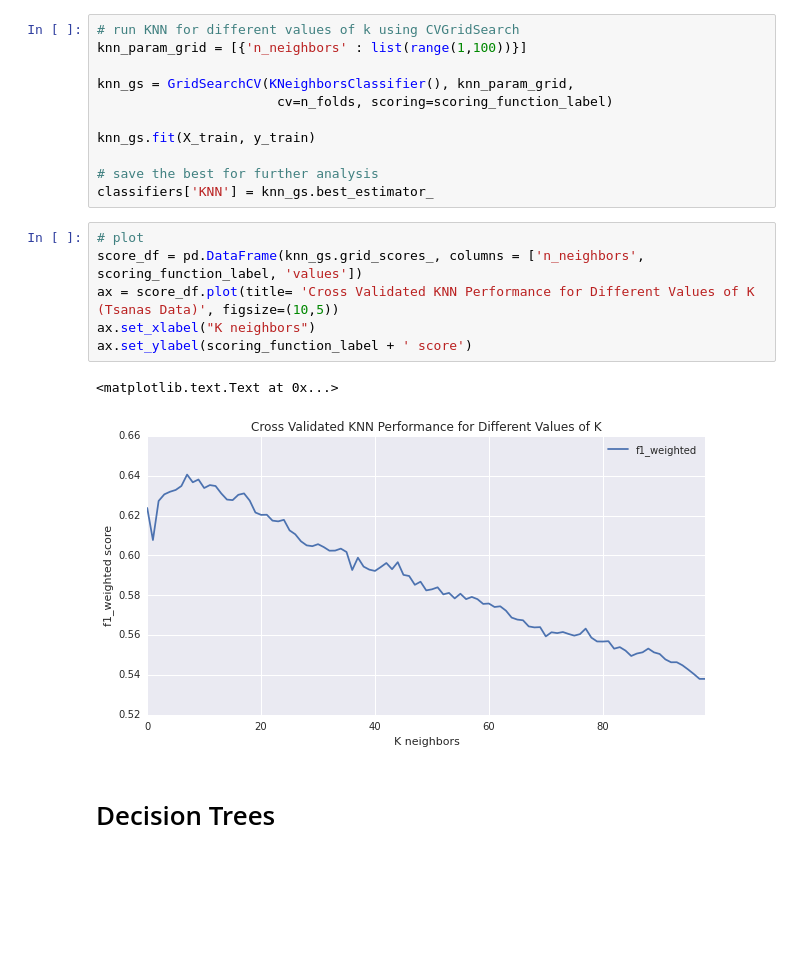
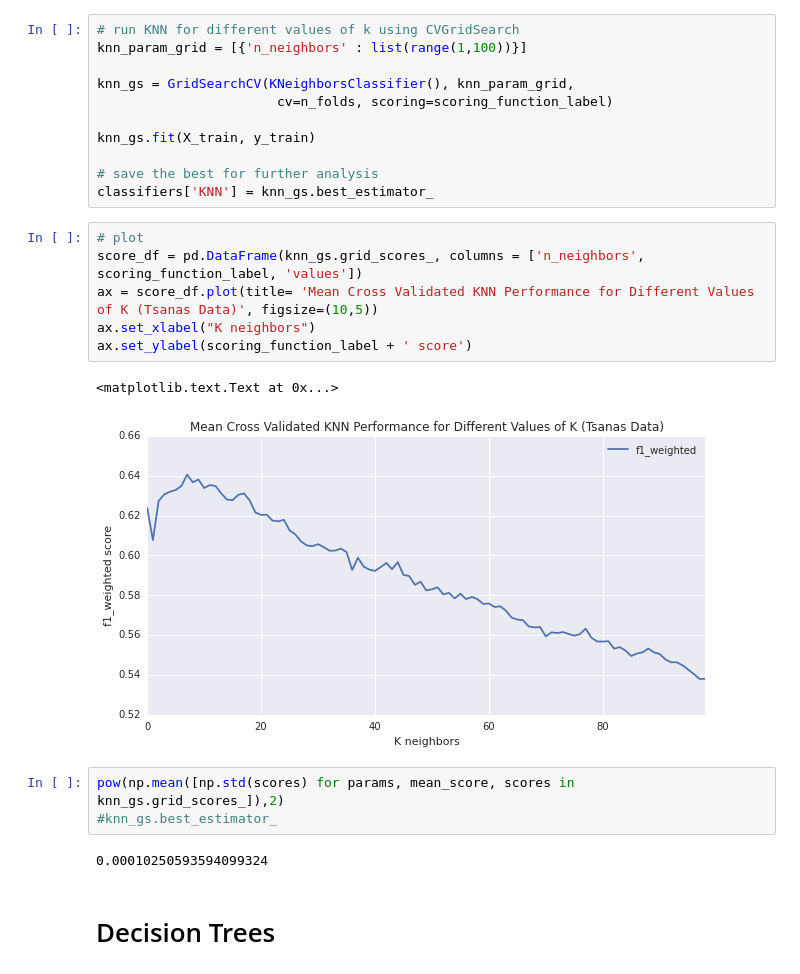
Before and after one commit to wds360/machineLearning, a Jupyter notebook: supervisedLearning/tsanas10_experiments.ipynb, the cells around one changed output. Drawn from its saved outputs; the diff is of its cells as text; blank space fills up the shorter version.

```diff
--- a/supervisedLearning/tsanas10_experiments.ipynb
+++ b/supervisedLearning/tsanas10_experiments.ipynb
@@ -134,12 +134,17 @@ classifiers['KNN'] = knn_gs.best_estimator_
 # %%
 # plot
 score_df = pd.DataFrame(knn_gs.grid_scores_, columns = ['n_neighbors', scoring_function_label, 'values'])
-ax = score_df.plot(title= 'Cross Validated KNN Performance for Different Values of K (Tsanas Data)', figsize=(10,5))
+ax = score_df.plot(title= 'Mean Cross Validated KNN Performance for Different Values of K (Tsanas Data)', figsize=(10,5))
 ax.set_xlabel("K neighbors")
 ax.set_ylabel(scoring_function_label + ' score')
 # %% [output]
 <matplotlib.text.Text at 0x...>
-[figure, old version]
+[figure, new version]
+# %%
+pow(np.mean([np.std(scores) for params, mean_score, scores in knn_gs.grid_scores_]),2)
+#knn_gs.best_estimator_
+# %% [output]
+0.00010250593594099324
 # %% [markdown]
 # Decision Trees
 # %%
```
Also changed, not shown: parts of 11 cells of this notebook, 3 other files.
